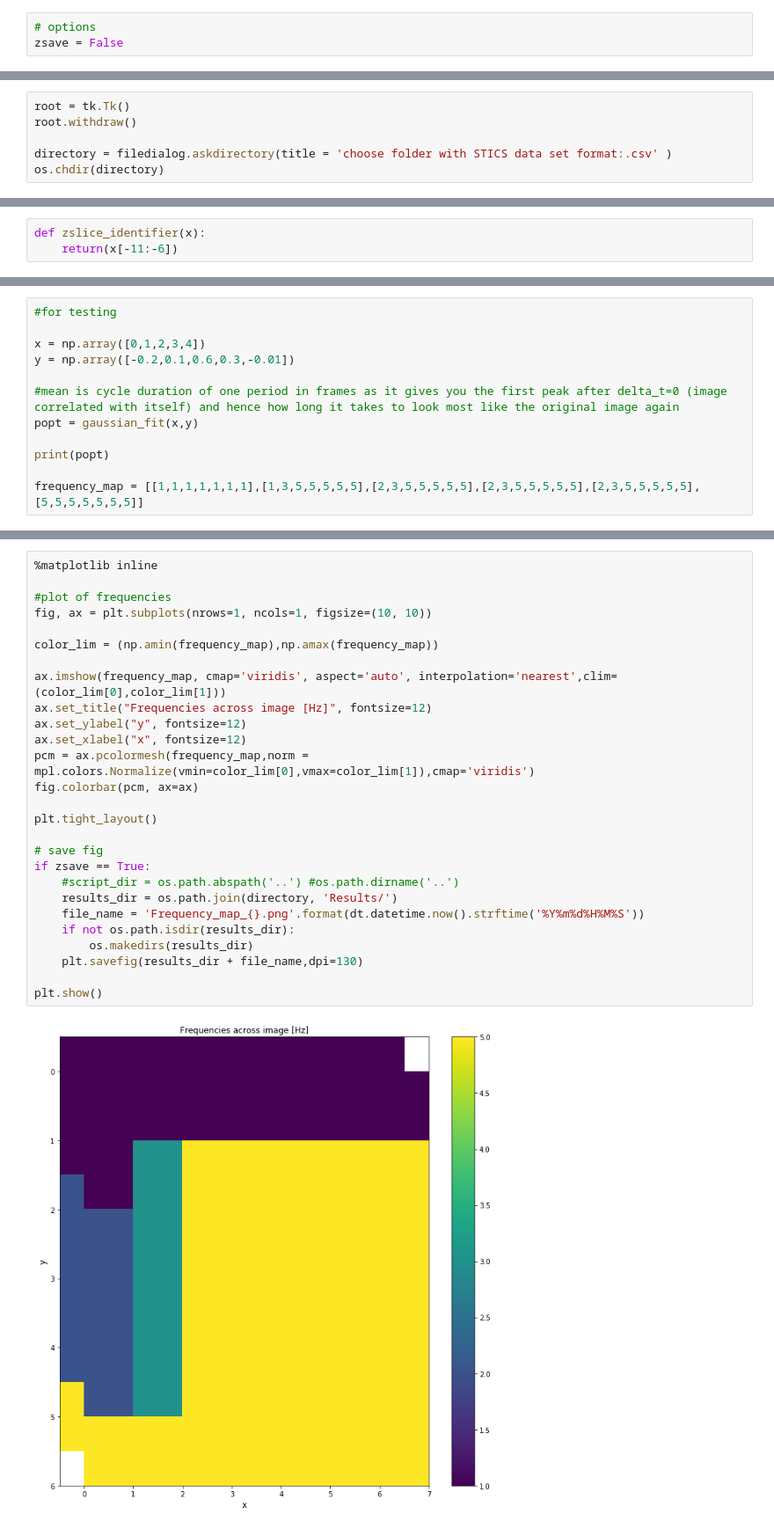
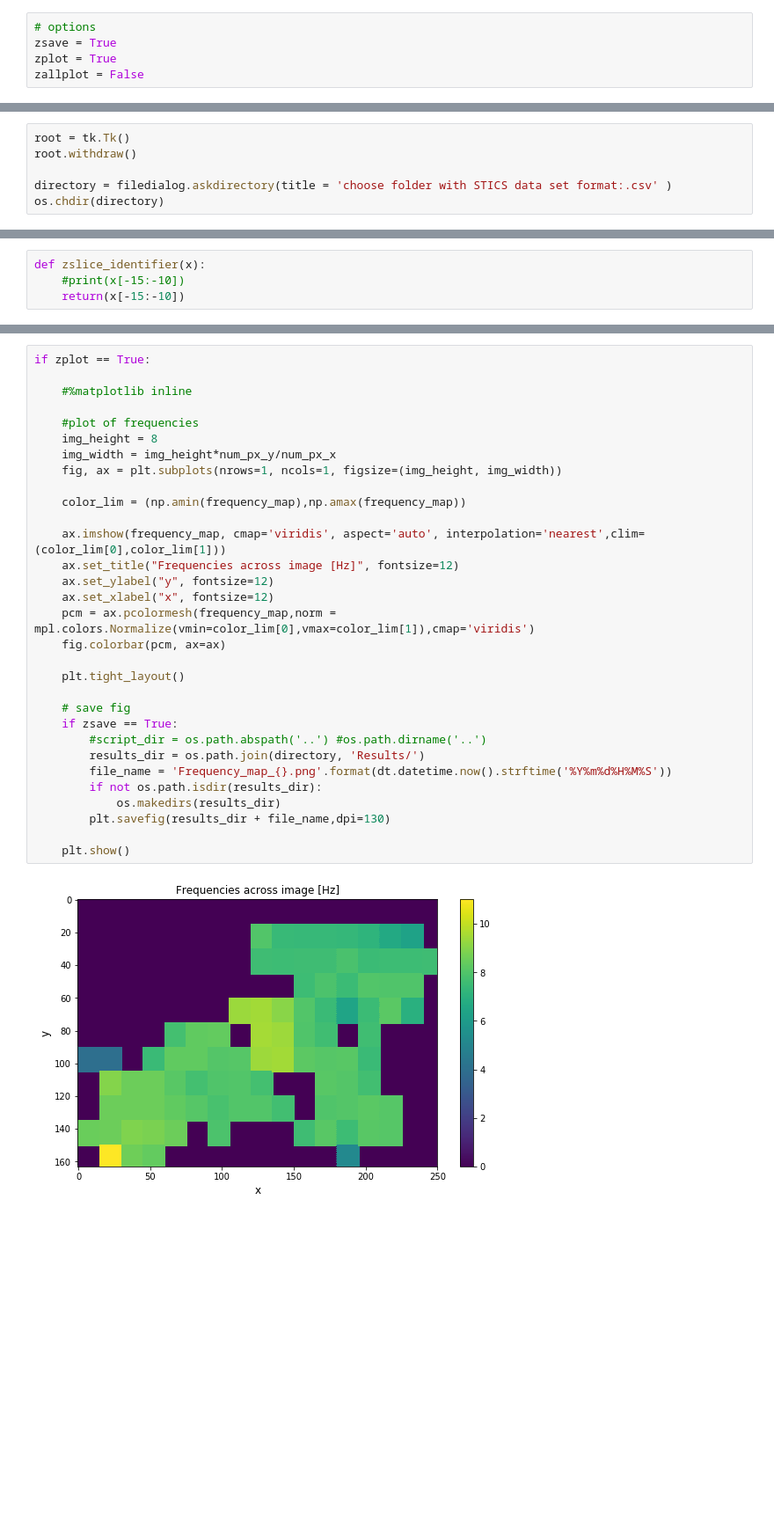
Before and after one commit to malinaiwanski/CBF, a Jupyter notebook: STICS_CBF.ipynb, the cells around one changed output, grey strips where cells are left out. Shown at 88% size. Saved outputs shown, nothing was run; the diff lists cells and outputs as text; blank space fills up the shorter version.

Commit message:
STICS Frequency analysis

```diff
--- a/STICS_CBF.ipynb
+++ b/STICS_CBF.ipynb
@@ -20,3 +28,5 @@ import time
 # %%
 # options
-zsave = False
+zsave = True
+zplot = True
+zallplot = False
@@ -49,6 +65,7 @@ frequency_map = np.empty(shape=(num_px_y,num_px_x))
 # %%
 def zslice_identifier(x):
-    return(x[-11:-6])
+    #print(x[-15:-10])
+    return(x[-15:-10])
 # %%
 num_files = 0
 all_files = os.listdir(directory)
@@ -123,12 +112,0 @@ for i in range(0,num_px_x):
-# %%
-#for testing
-
-x = np.array([0,1,2,3,4])
-y = np.array([-0.2,0.1,0.6,0.3,-0.01])
-
-#mean is cycle duration of one period in frames as it gives you the first peak after delta_t=0 (image correlated with itself) and hence how long it takes to look most like the original image again
-popt = gaussian_fit(x,y)
-
-print(popt)
-
-frequency_map = [[1,1,1,1,1,1,1],[1,3,5,5,5,5,5],[2,3,5,5,5,5,5],[2,3,5,5,5,5,5],[2,3,5,5,5,5,5],[5,5,5,5,5,5,5]]
@@ -139,29 +269,33 @@ frequency_map = [[1,1,1,1,1,1,1],[1,3,5,5,5,5,5],[2,3,5,5,5,5,5],[2,3,5,5,5,5,5]
 # %%
-%matplotlib inline
+if zplot == True:
 
-#plot of frequencies
-fig, ax = plt.subplots(nrows=1, ncols=1, figsize=(10, 10))
+    #%matplotlib inline
 
-color_lim = (np.amin(frequency_map),np.amax(frequency_map))
+    #plot of frequencies
+    img_height = 8
+    img_width = img_height*num_px_y/num_px_x
+    fig, ax = plt.subplots(nrows=1, ncols=1, figsize=(img_height, img_width))
 
-ax.imshow(frequency_map, cmap='viridis', aspect='auto', interpolation='nearest',clim=(color_lim[0],color_lim[1]))
-ax.set_title("Frequencies across image [Hz]", fontsize=12)
-ax.set_ylabel("y", fontsize=12)
-ax.set_xlabel("x", fontsize=12)
-pcm = ax.pcolormesh(frequency_map,norm = mpl.colors.Normalize(vmin=color_lim[0],vmax=color_lim[1]),cmap='viridis')
-fig.colorbar(pcm, ax=ax)
+    color_lim = (np.amin(frequency_map),np.amax(frequency_map))
 
-plt.tight_layout()
+    ax.imshow(frequency_map, cmap='viridis', aspect='auto', interpolation='nearest',clim=(color_lim[0],color_lim[1]))
+    ax.set_title("Frequencies across image [Hz]", fontsize=12)
+    ax.set_ylabel("y", fontsize=12)
+    ax.set_xlabel("x", fontsize=12)
+    pcm = ax.pcolormesh(frequency_map,norm = mpl.colors.Normalize(vmin=color_lim[0],vmax=color_lim[1]),cmap='viridis')
+    fig.colorbar(pcm, ax=ax)
 
-# save fig
-if zsave == True:
-    #script_dir = os.path.abspath('..') #os.path.dirname('..')
-    results_dir = os.path.join(directory, 'Results/')
-    file_name = 'Frequency_map_{}.png'.format(dt.datetime.now().strftime('%Y%m%d%H%M%S'))
-    if not os.path.isdir(results_dir):
-        os.makedirs(results_dir)
-    plt.savefig(results_dir + file_name,dpi=130)
+    plt.tight_layout()
 
-plt.show()
+    # save fig
+    if zsave == True:
+        #script_dir = os.path.abspath('..') #os.path.dirname('..')
+        results_dir = os.path.join(directory, 'Results/')
+        file_name = 'Frequency_map_{}.png'.format(dt.datetime.now().strftime('%Y%m%d%H%M%S'))
+        if not os.path.isdir(results_dir):
+            os.makedirs(results_dir)
+        plt.savefig(results_dir + file_name,dpi=130)
+
+    plt.show()
 # %% [output]
-[figure, old version]
+[figure, new version]
```
Also changed, not shown: parts of 14 cells of this notebook, 1 other file.
